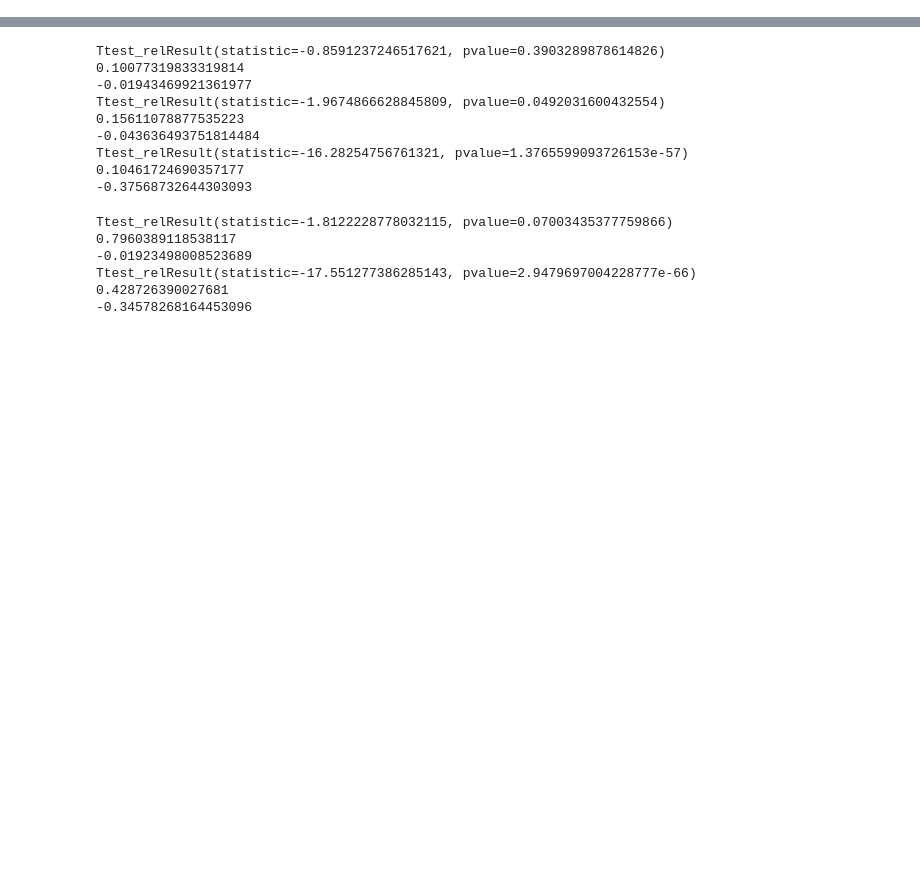
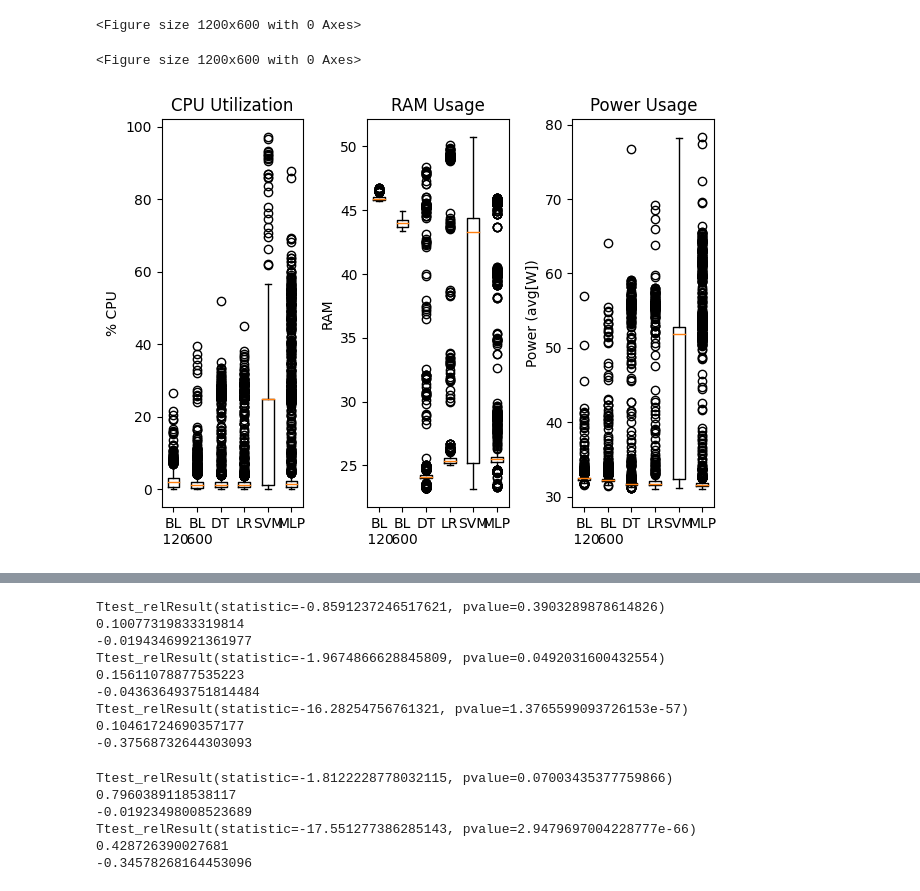
Before and after one commit to marlenebuelt/messung-1, a Jupyter notebook: analyse/ttest.ipynb, the cells around one changed output, grey strips where cells are left out. Cells and saved outputs as stored; diff of their text form; code cells hidden in the pictures; blank space fills up the shorter version.

```diff
--- a/analyse/ttest.ipynb
+++ b/analyse/ttest.ipynb
@@ -46,3 +47,41 @@ el_power_svm = df_svm['Wert 1-avg[W]']
 cpu_nn = df_nn['CPU']
 ram_nn = df_nn['RAM']
 el_power_nn = df_nn['Wert 1-avg[W]']
+# %%
+# Data for each boxplot
+cpu_data = [cpu_bl120, cpu_bl_600, cpu_dt, cpu_lr, cpu_svm, cpu_nn]
+ram_data = [ram_bl120, ram_bl_600, ram_dt, ram_lr, ram_svm, ram_nn]
+power_data = [el_power_bl120.dropna(), el_power_bl_600.dropna(), el_power_dt.dropna(), el_power_lr.dropna(), el_power_svm.dropna(), el_power_nn.dropna()]
+
+# Boxplot labels
+labels = ['BL\n 120', 'BL\n 600', 'DT', 'LR', 'SVM', 'MLP']
+
+# Create three boxplots for CPU, RAM, and Power
+plt.figure(figsize=(12, 6))
+# %% [output]
+<Figure size 1200x600 with 0 Axes>
+<Figure size 1200x600 with 0 Axes>
+# %%
+# Boxplot for CPU
+plt.subplot(1, 3, 1)
+plt.boxplot(cpu_data, labels=labels)
+plt.title('CPU Utilization')
+plt.ylabel('% CPU')
+
+# Boxplot for RAM
+plt.subplot(1, 3, 2)
+plt.boxplot(ram_data, labels=labels)
+plt.title('RAM Usage')
+plt.ylabel('RAM')
+
+# Boxplot for Power
+plt.subplot(1, 3, 3)
+plt.boxplot(power_data, labels=labels)
+plt.title('Power Usage')
+plt.ylabel('Power (avg[W])')
+
+# Adjust layout and show the plots
+plt.tight_layout()
+plt.show()
+# %% [output]
+[figure, added]
```
Also changed, not shown: parts of 4 cells of this notebook, 26 other files.
